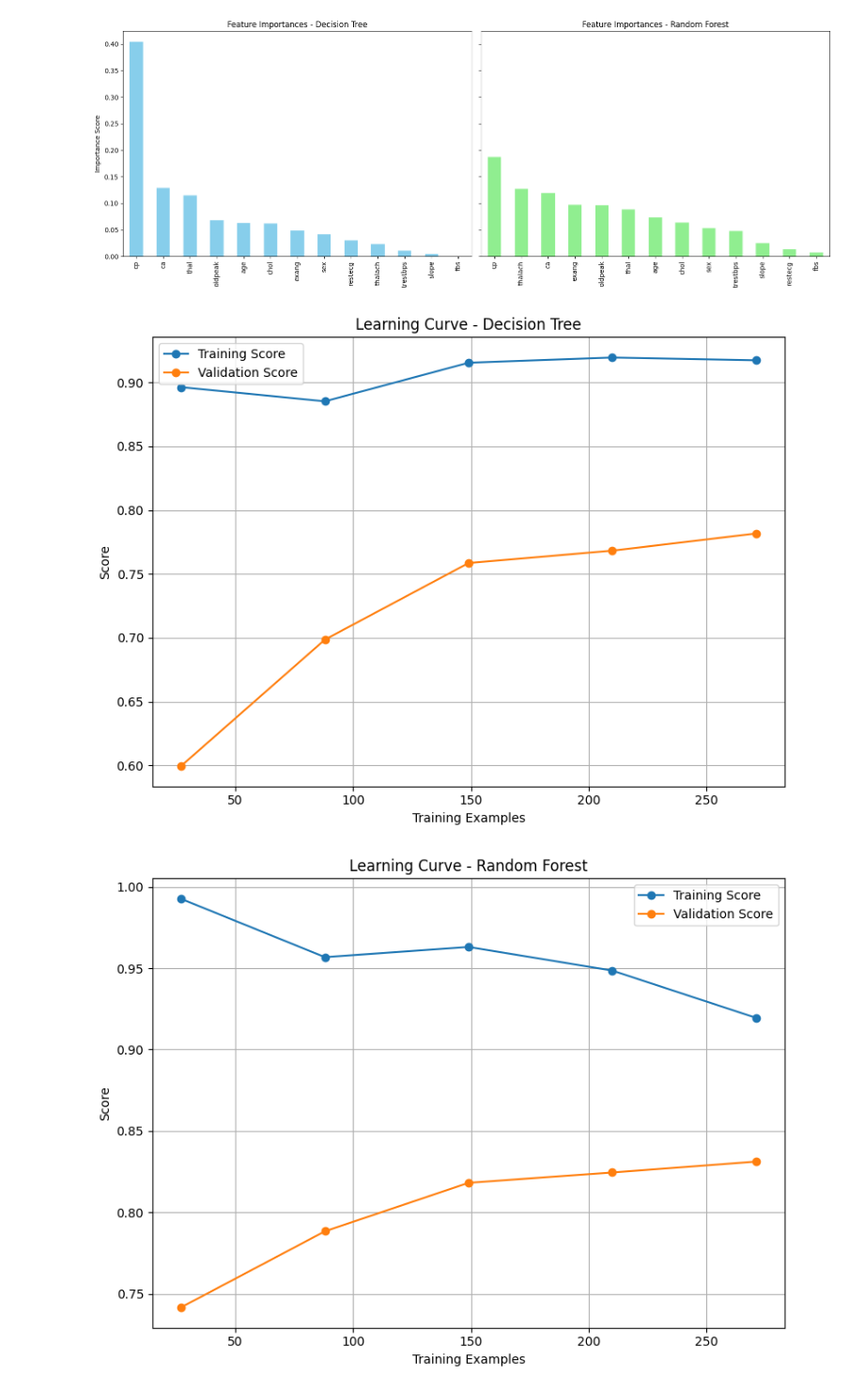
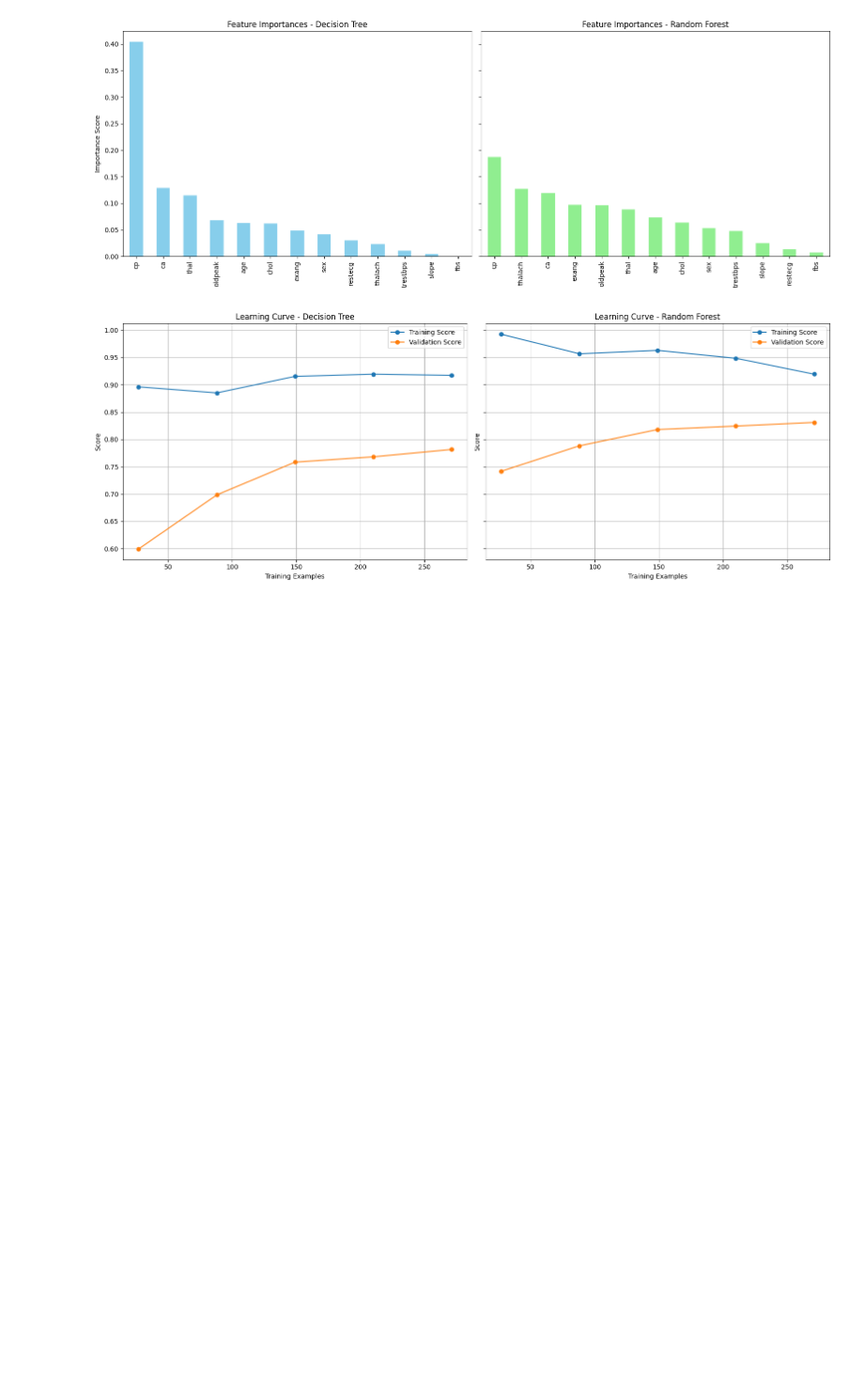
Before and after one commit to allenimmnauel018/Decision-Tree-and-Random-Forest, a Jupyter notebook: Task-5.ipynb, the cells around one changed output. Shown at 94% size. Saved outputs shown, nothing was run; the diff lists cells and outputs as text; code cells hidden in the pictures; blank space fills up the shorter version.

```diff
--- a/Task-5.ipynb
+++ b/Task-5.ipynb
@@ -147,26 +147,30 @@ plt.show()
 # %% [output]
 [figure]
 # %%
-def plot_learning_curve(model, title):
-    train_sizes, train_scores, test_scores = learning_curve(
-        model, X, y, cv=cv, n_jobs=-1, train_sizes=np.linspace(0.1, 1.0, 5)
-    )
-    plt.figure(figsize=(8, 6))
-    plt.plot(train_sizes, train_scores.mean(axis=1), 'o-', label="Training Score")
-    plt.plot(train_sizes, test_scores.mean(axis=1), 'o-', label="Validation Score")
-    plt.title(title)
-    plt.xlabel("Training Examples")
-    plt.ylabel("Score")
-    plt.legend()
-    plt.grid(True)
+def plot_learning_curves_side_by_side(models, titles):
+    fig, axes = plt.subplots(1, 2, figsize=(16, 6), sharey=True)
+
+    for ax, model, title in zip(axes, models, titles):
+        train_sizes, train_scores, test_scores = learning_curve(
+            model, X, y, cv=cv, n_jobs=-1, train_sizes=np.linspace(0.1, 1.0, 5)
+        )
+        ax.plot(train_sizes, train_scores.mean(axis=1), 'o-', label="Training Score")
+        ax.plot(train_sizes, test_scores.mean(axis=1), 'o-', label="Validation Score")
+        ax.set_title(title)
+        ax.set_xlabel("Training Examples")
+        ax.set_ylabel("Score")
+        ax.legend()
+        ax.grid(True)
+
     plt.tight_layout()
     plt.show()
 
-plot_learning_curve(dt_best, "Learning Curve - Decision Tree")
-plot_learning_curve(rf_best, "Learning Curve - Random Forest")
+plot_learning_curves_side_by_side(
+    [dt_best, rf_best],
+    ["Learning Curve - Decision Tree", "Learning Curve - Random Forest"]
+)
 # %% [output]
-[figure, old version]
+[figure, new version]
-[figure, removed]
 # %%
 dt_scores = cross_val_score(dt_best, X, y, cv=cv)
 rf_scores = cross_val_score(rf_best, X, y, cv=cv)
```
